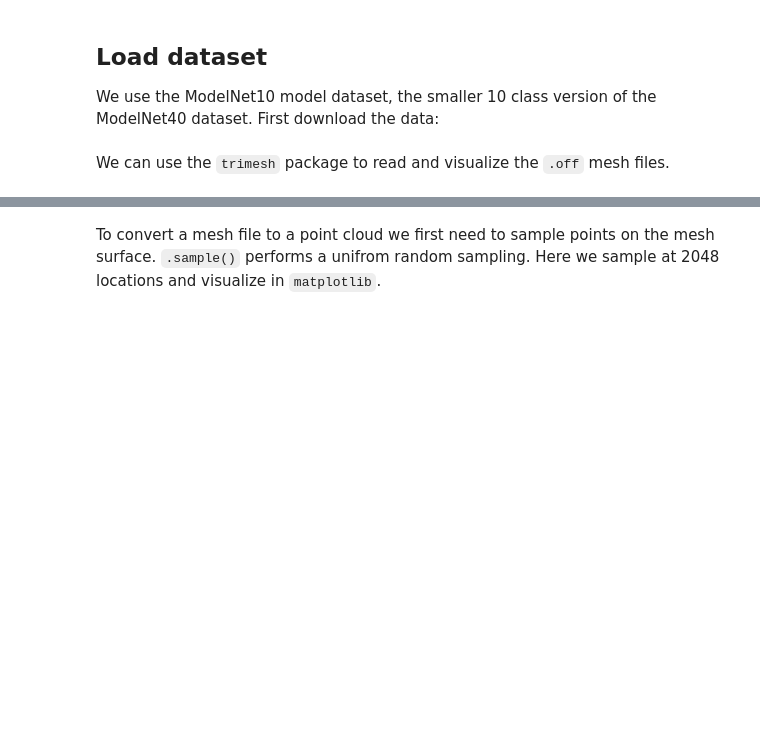
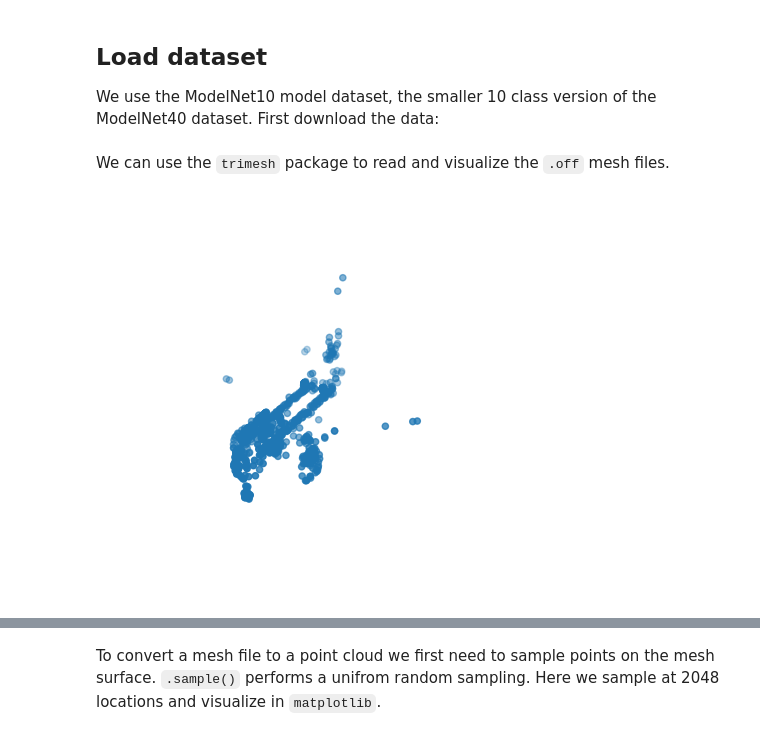
Before and after one commit to shahriar0651/multi-modal-sec, a Jupyter notebook: pointnet.ipynb, the cells around one changed output, grey strips where cells are left out. Cells and saved outputs as stored; diff of their text form; code cells hidden in the pictures; blank space fills up the shorter version.

```diff
--- a/pointnet.ipynb
+++ b/pointnet.ipynb
@@ -53,0 +60,13 @@ mesh.show()
+# %%
+from pyntcloud import PyntCloud
+my_point_cloud = PyntCloud.from_file("01.off")
+points = my_point_cloud.points.sample(1000).values
+points
+
+fig = plt.figure(figsize=(5, 5))
+ax = fig.add_subplot(111, projection="3d")
+ax.scatter(points[:, 0], points[:, 1], points[:, 2])
+ax.set_axis_off()
+plt.show()
+# %% [output]
+[figure, added]
```
Also changed, not shown: parts of 10 cells of this notebook, 2 other files.
